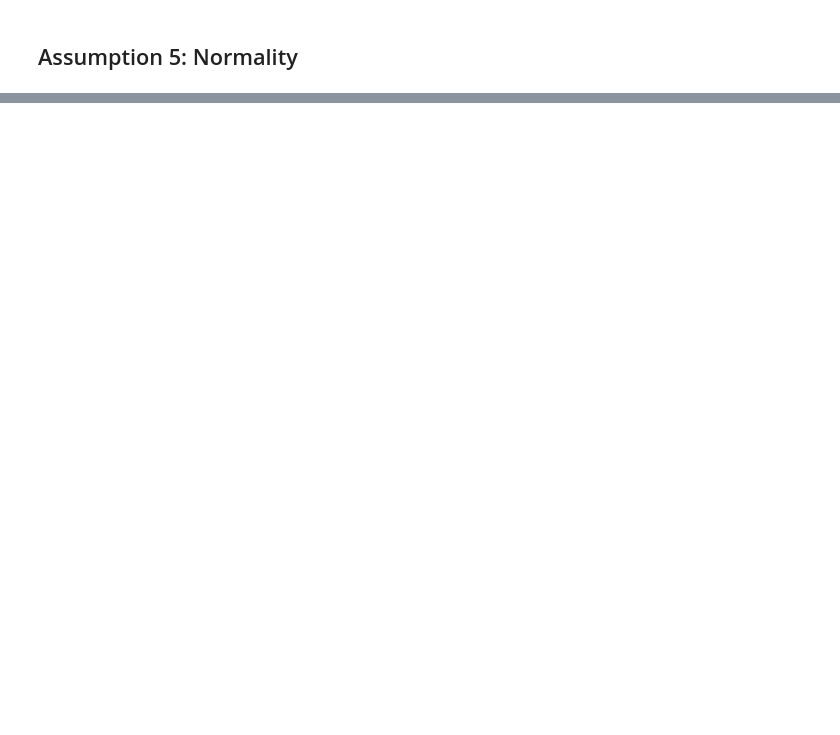
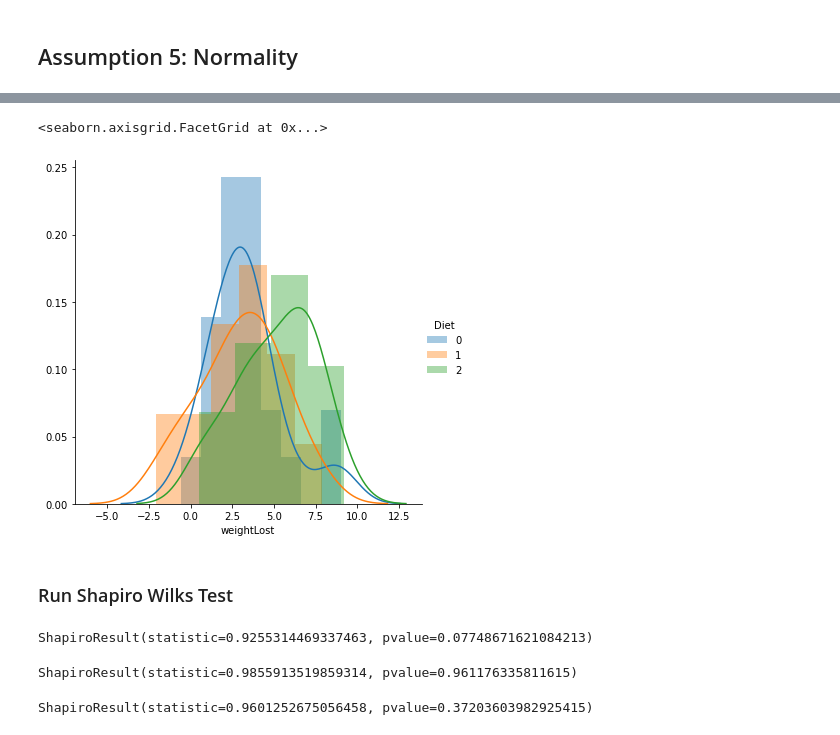
Before and after one commit to PJFinnerty/Machine-Learning-and-Statistics, a Jupyter notebook: ANOVA.ipynb, the cells around one changed output, grey strips where cells are left out. Cells and saved outputs as stored; diff of their text form; code cells hidden in the pictures; blank space fills up the shorter version.

Commit message:
Provided proof to satisfy assumption 5, using Shapiro test, and assumption 6, using Levene test. P-values in both cases are above 0.05. The dataset can be used for ANOVA.

```diff
--- a/ANOVA.ipynb
+++ b/ANOVA.ipynb
@@ -218,0 +151,5 @@ sns.scatterplot(data_2['gender'], weightLost, hue=data_2['Diet'])
+# %%
+sns.FacetGrid(df,hue='Diet',height=5.5).map(sns.distplot,'weightLost', kde=True).add_legend()
+# %% [output]
+<seaborn.axisgrid.FacetGrid at 0x...>
+[figure, added]
@@ -218,0 +160,14 @@ sns.scatterplot(data_2['gender'], weightLost, hue=data_2['Diet'])
+# %% [markdown]
+### Run Shapiro Wilks Test
+# %%
+ss.shapiro(diet_one)
+# %% [output]
+ShapiroResult(statistic=0.9255314469337463, pvalue=0.07748671621084213)
+# %%
+ss.shapiro(diet_two)
+# %% [output]
+ShapiroResult(statistic=0.9855913519859314, pvalue=0.961176335811615)
+# %%
+ss.shapiro(diet_three)
+# %% [output]
+ShapiroResult(statistic=0.9601252675056458, pvalue=0.37203603982925415)
```
Also changed, not shown: parts of 36 cells of this notebook.
